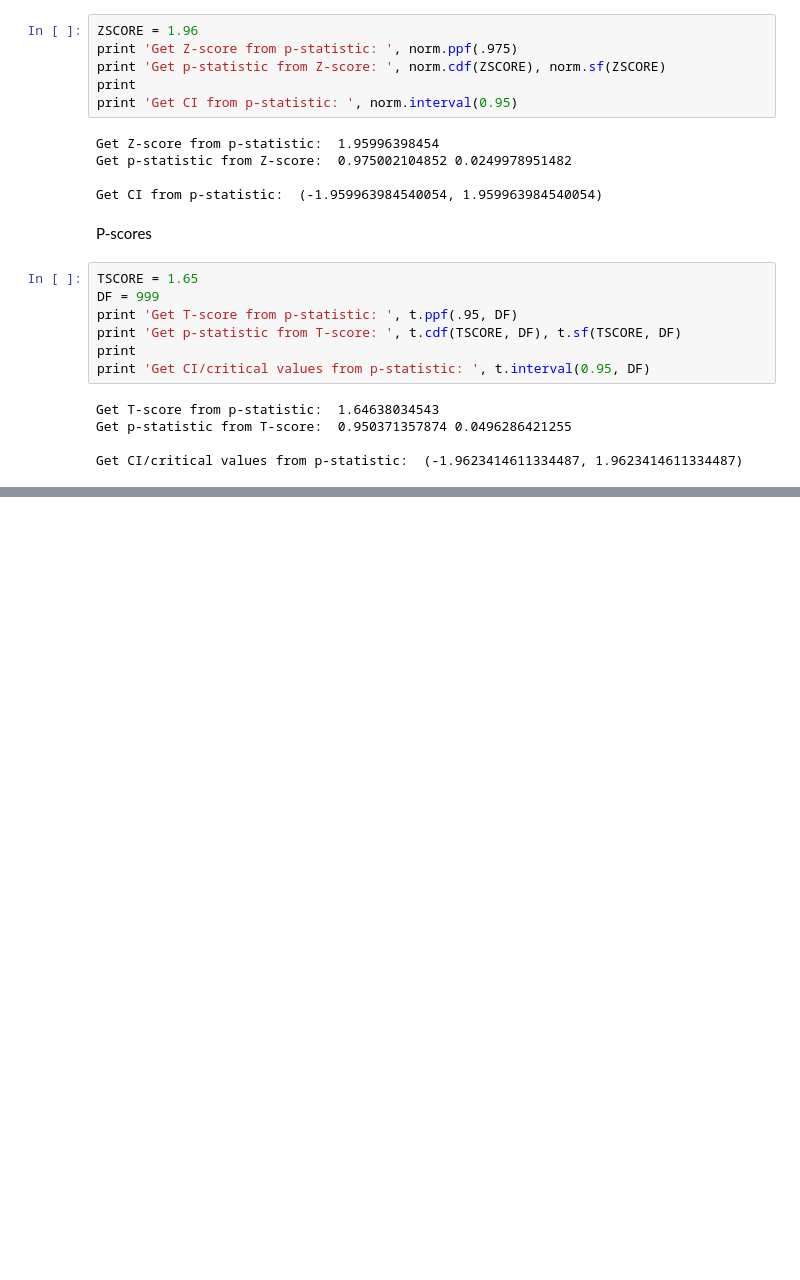
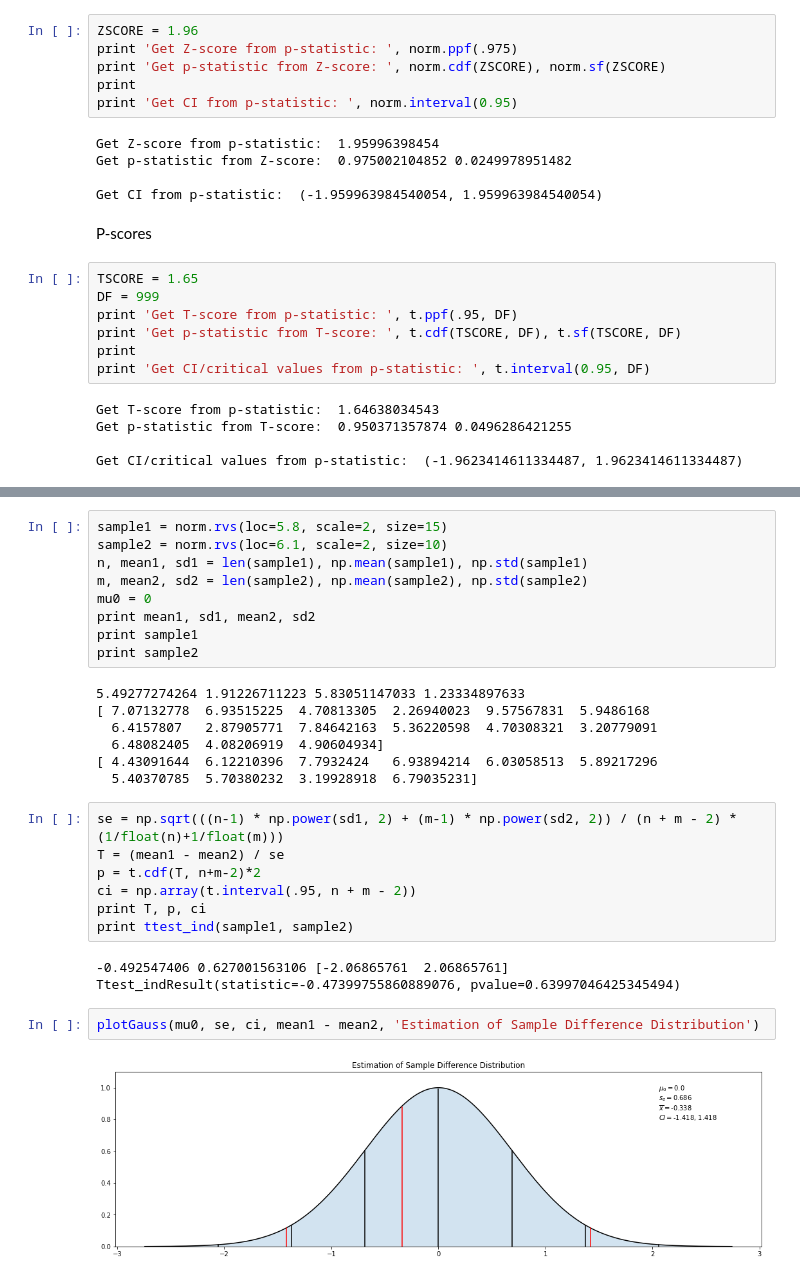
Before and after one commit to dezwier/notebooks, a Jupyter notebook: Collection/Statistics.ipynb, the cells around one changed output, grey strips where cells are left out. Drawn from its saved outputs; the diff is of its cells as text; blank space fills up the shorter version.

```diff
--- a/Collection/Statistics.ipynb
+++ b/Collection/Statistics.ipynb
@@ -215,0 +214,30 @@ ttest_ind(sample1, sample2)
+# %%
+sample1 = norm.rvs(loc=5.8, scale=2, size=15)
+sample2 = norm.rvs(loc=6.1, scale=2, size=10)
+n, mean1, sd1 = len(sample1), np.mean(sample1), np.std(sample1)
+m, mean2, sd2 = len(sample2), np.mean(sample2), np.std(sample2)
+mu0 = 0
+print mean1, sd1, mean2, sd2
+print sample1
+print sample2
+# %% [output]
+5.49277274264 1.91226711223 5.83051147033 1.23334897633
+[ 7.07132778  6.93515225  4.70813305  2.26940023  9.57567831  5.9486168
+  6.4157807   2.87905771  7.84642163  5.36220598  4.70308321  3.20779091
+  6.48082405  4.08206919  4.90604934]
+[ 4.43091644  6.12210396  7.7932424   6.93894214  6.03058513  5.89217296
+  5.40370785  5.70380232  3.19928918  6.79035231]
+# %%
+se = np.sqrt(((n-1) * np.power(sd1, 2) + (m-1) * np.power(sd2, 2)) / (n + m - 2) * (1/float(n)+1/float(m)))
+T = (mean1 - mean2) / se
+p = t.cdf(T, n+m-2)*2
+ci = np.array(t.interval(.95, n + m - 2))
+print T, p, ci
+print ttest_ind(sample1, sample2)
+# %% [output]
+-0.492547406 0.627001563106 [-2.06865761  2.06865761]
+Ttest_indResult(statistic=-0.47399755860889076, pvalue=0.63997046425345494)
+# %%
+plotGauss(mu0, se, ci, mean1 - mean2, 'Estimation of Sample Difference Distribution')
+# %% [output]
+[figure, added]
```
Also changed, not shown: parts of 27 cells of this notebook, 1 other file.
